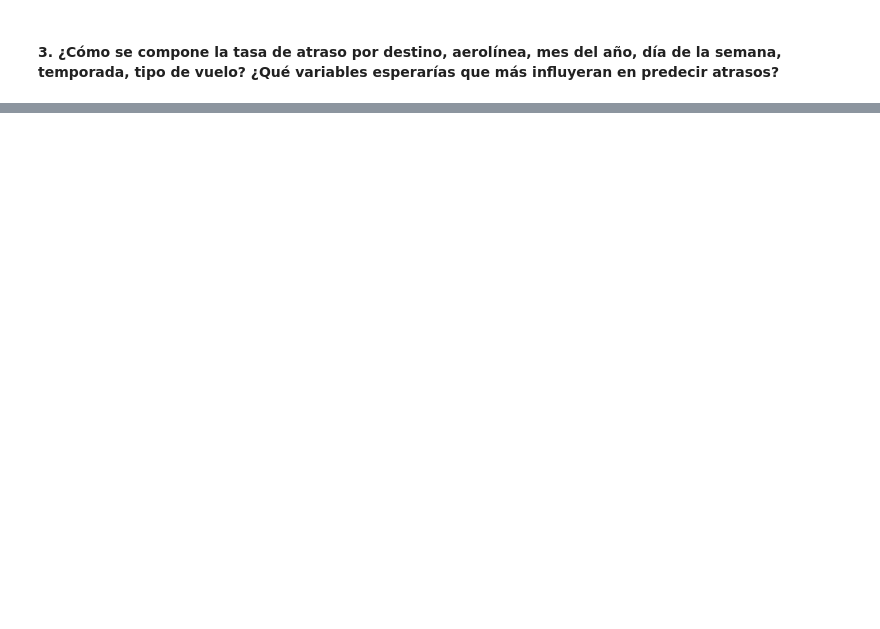
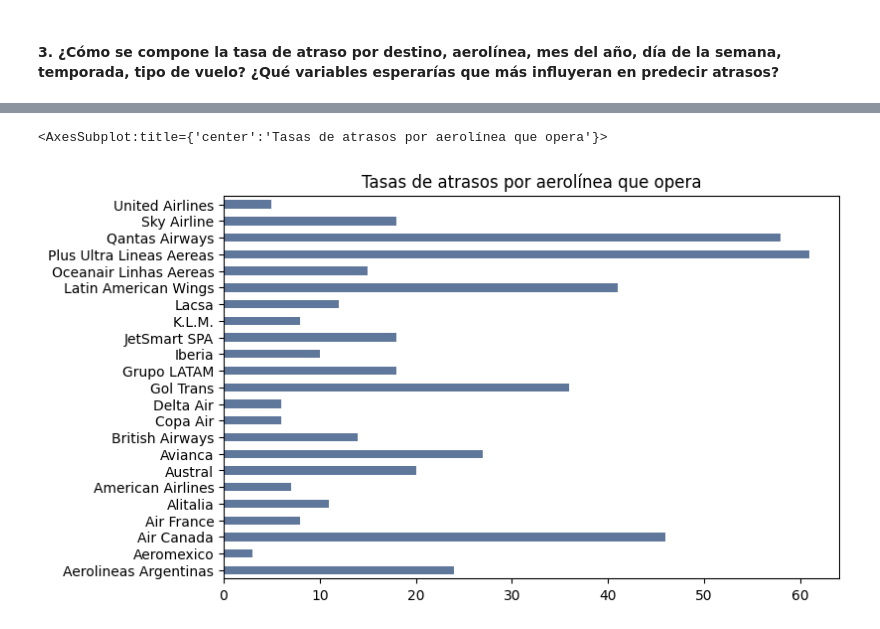
Before and after one commit to rodgonzkus/Neuralworks, a Jupyter notebook: solution.ipynb, the cells around one changed output, grey strips where cells are left out. Saved outputs shown, nothing was run; the diff lists cells and outputs as text; code cells hidden in the pictures; blank space fills up the shorter version.

```diff
--- a/solution.ipynb
+++ b/solution.ipynb
@@ -307,0 +317,9 @@ dtype: float64
+# %%
+#Cálculo tasa de atrasos por aerolínea que opera
+atrasos_opera = round((df_atrasos['OPERA'].value_counts() / df['OPERA'].value_counts())*100, 0)
+atrasos_opera = pd.DataFrame(atrasos_opera)
+atrasos_opera.dropna(inplace=True)
+atrasos_opera.plot(kind="barh", title = "Tasas de atrasos por aerolínea que opera", figsize = (8, 5), legend=False)
+# %% [output]
+<AxesSubplot:title={'center':'Tasas de atrasos por aerolínea que opera'}>
+[figure, added]
```
Also changed, not shown: parts of 38 cells of this notebook, 1 other file.
